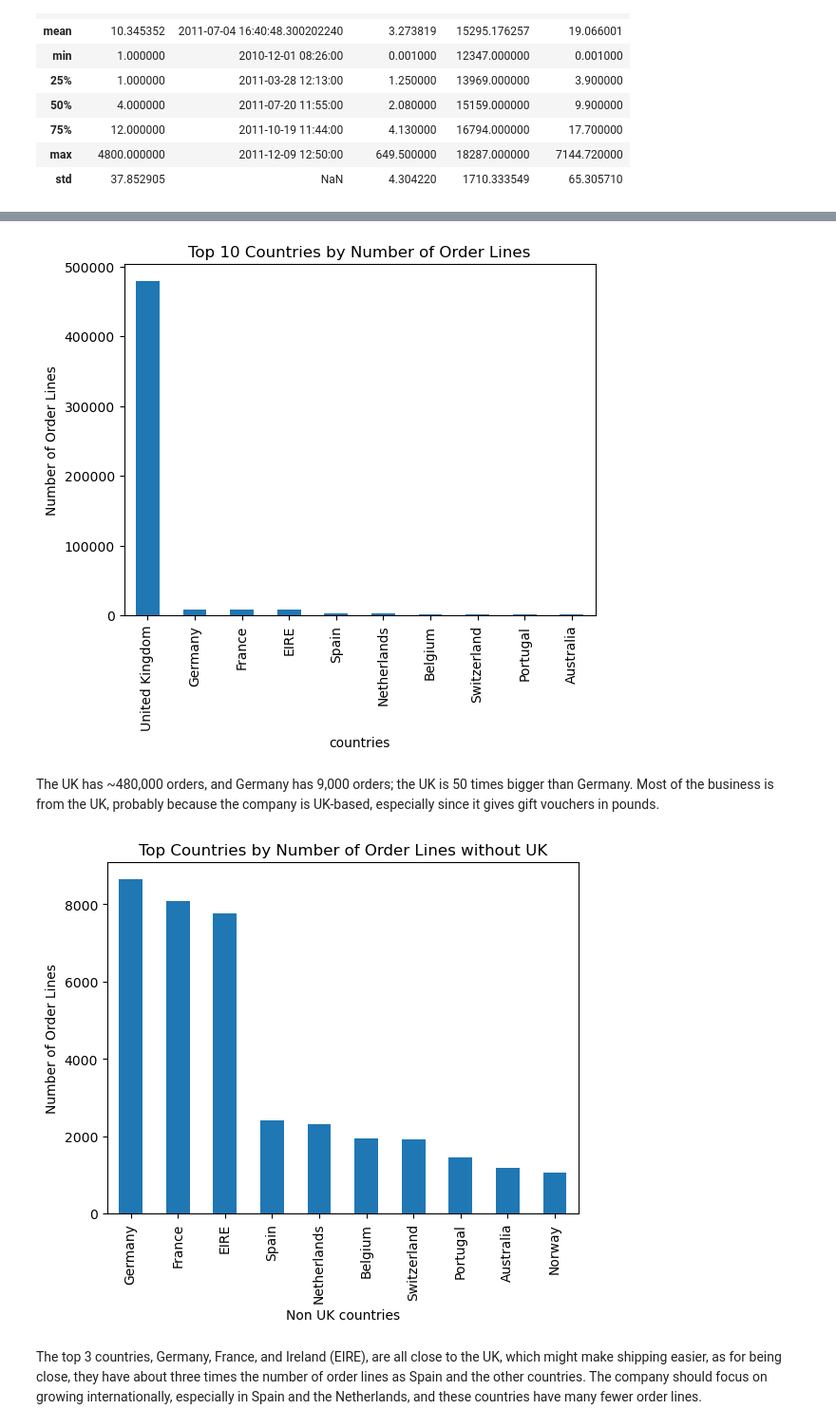
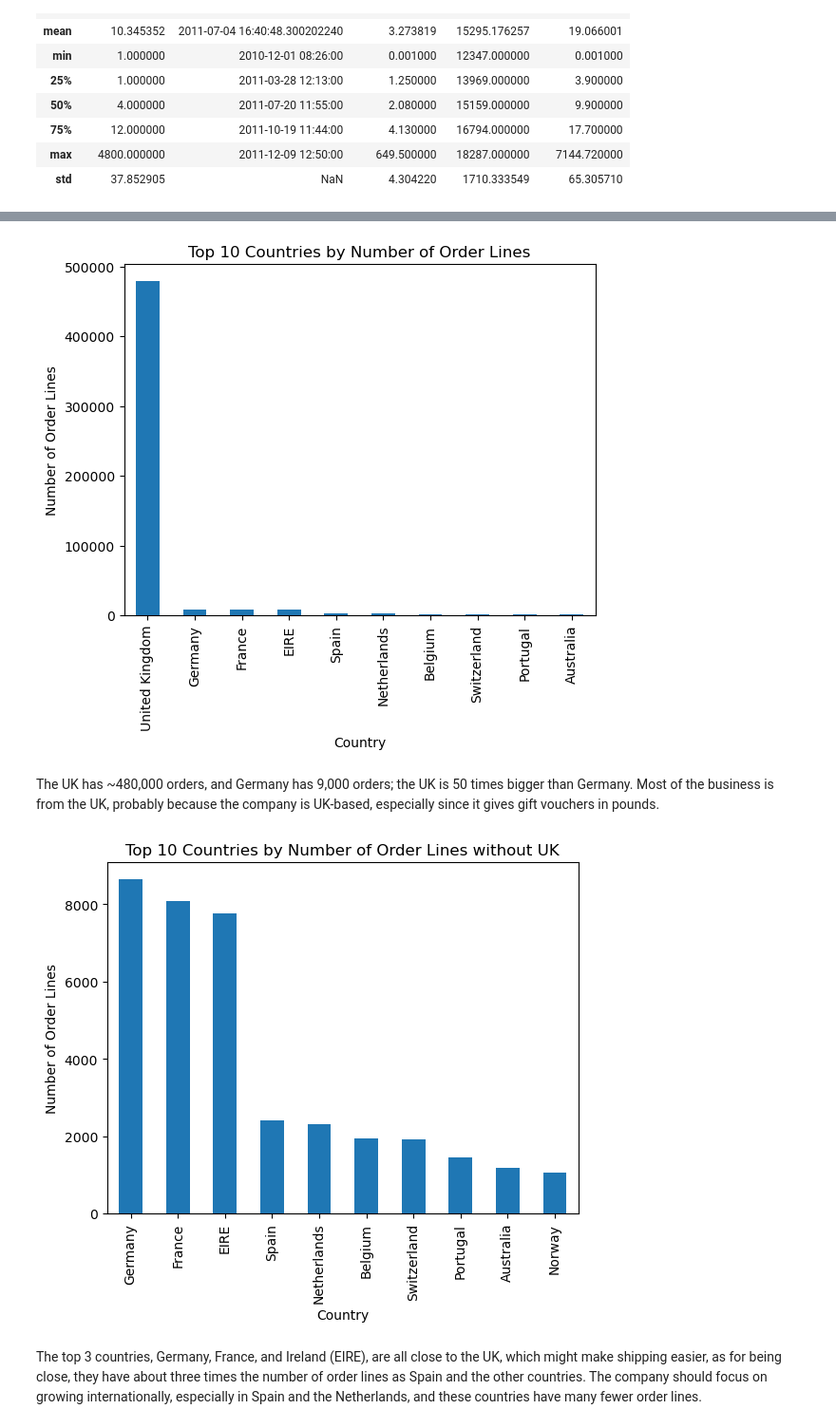
Before and after one commit to KhodorRifaii/retail-store, a Jupyter notebook: Retail Store project.ipynb, the cells around one changed output, grey strips where cells are left out. Shown at 95% size. Saved outputs shown, nothing was run; the diff lists cells and outputs as text; code cells hidden in the pictures.

```diff
--- a/Retail Store project.ipynb
+++ b/Retail Store project.ipynb
@@ -438,23 +435,23 @@ sales.describe()
 # %%
 sales["Country"].value_counts().head(10).plot(kind = "bar")
 plt.title("Top 10 Countries by Number of Order Lines")
-plt.xlabel("countries")
+plt.xlabel("Country")
 plt.ylabel("Number of Order Lines")
 plt.show()
 # %% [output]
-[figure, old version]
+[figure, new version]
 # %% [markdown]
 The UK has ~480,000 orders, and Germany has 9,000 orders; the UK is 50 times bigger than Germany. Most of the business is from the UK, probably because the company is UK-based, especially since it gives gift vouchers in pounds.
 # %%
 non_UK_sales = sales["Country"] != "United Kingdom"
 # %%
 sales[non_UK_sales]["Country"].value_counts().head(10).plot(kind = "bar")
-plt.title("Top Countries by Number of Order Lines without UK")
-plt.xlabel("Non UK countries")
+plt.title("Top 10 Countries by Number of Order Lines without UK")
+plt.xlabel("Country")
 plt.ylabel("Number of Order Lines")
 plt.show()
 # %% [output]
-[figure, old version]
+[figure, new version]
 # %% [markdown]
 The top 3 countries, Germany, France, and Ireland (EIRE), are all close to the UK, which might make shipping easier, as for being close, they have about three times the number of order lines as Spain and the other countries. The company should focus on growing internationally, especially in Spain and the Netherlands, and these countries have many fewer order lines.
 # %%
```
Also changed, not shown: parts of 4 cells of this notebook.
